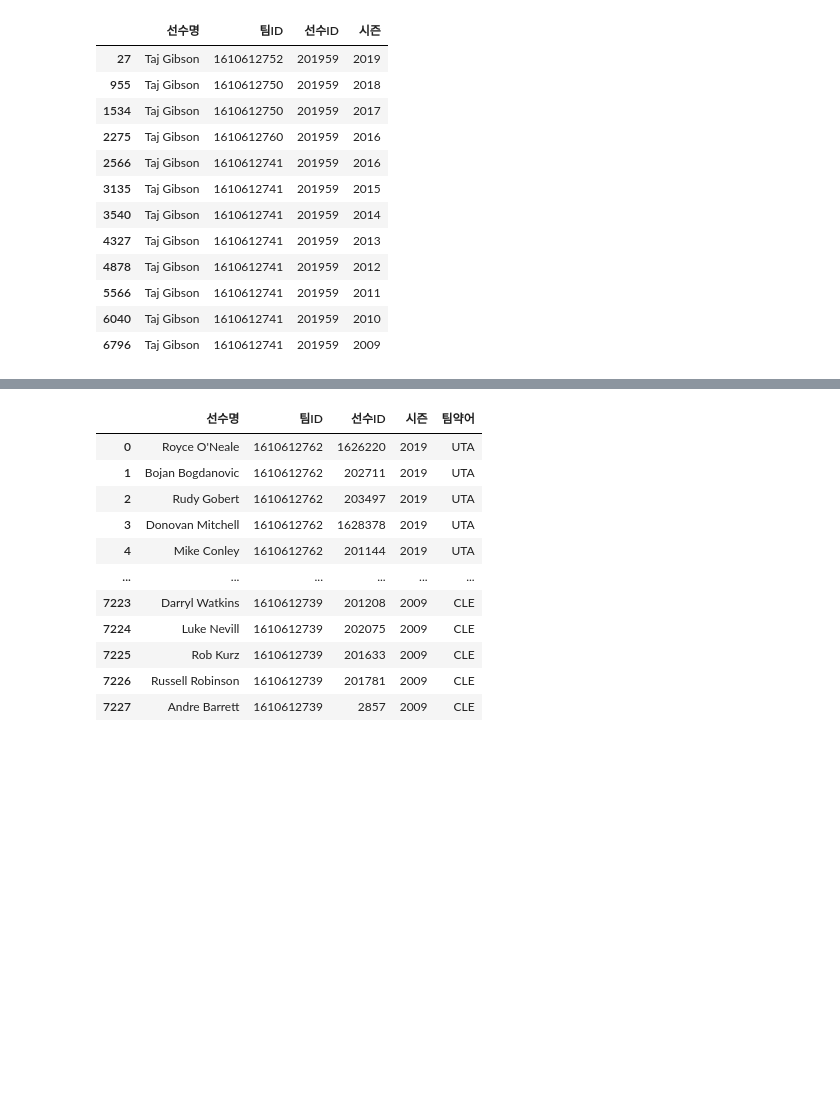
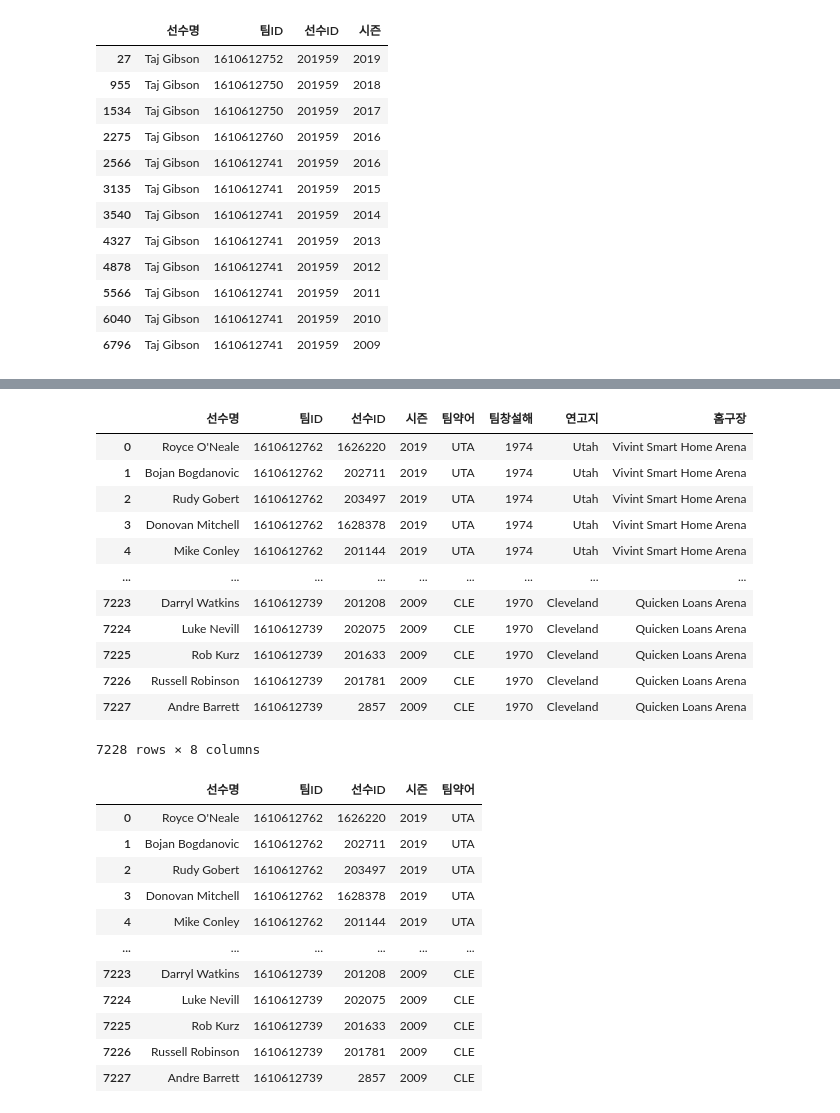
Before and after one commit to JeongUngKim/streamlit_project, a Jupyter notebook: data_analysis.ipynb, the cells around one changed output, grey strips where cells are left out. Drawn from its saved outputs; the diff is of its cells as text; code cells hidden in the pictures; blank space fills up the shorter version.

```diff
--- a/data_analysis.ipynb
+++ b/data_analysis.ipynb
@@ -529,3 +615,19 @@ df_players[df_players['선수명'] == name ]
+# %%
+pd.merge(df_players,df_teams,on='팀ID')
+# %% [output]
+|  | 선수명 | 팀ID | 선수ID | 시즌 | 팀약어 | 팀창설해 | 연고지 | 홈구장 |
+| 0 | Royce O'Neale | 1610612762 | 1626220 | 2019 | UTA | 1974 | Utah | Vivint Smart Home Arena |
+| 1 | Bojan Bogdanovic | 1610612762 | 202711 | 2019 | UTA | 1974 | Utah | Vivint Smart Home Arena |
+| 2 | Rudy Gobert | 1610612762 | 203497 | 2019 | UTA | 1974 | Utah | Vivint Smart Home Arena |
+| 3 | Donovan Mitchell | 1610612762 | 1628378 | 2019 | UTA | 1974 | Utah | Vivint Smart Home Arena |
+| 4 | Mike Conley | 1610612762 | 201144 | 2019 | UTA | 1974 | Utah | Vivint Smart Home Arena |
+| ... | ... | ... | ... | ... | ... | ... | ... | ... |
+| 7223 | Darryl Watkins | 1610612739 | 201208 | 2009 | CLE | 1970 | Cleveland | Quicken Loans Arena |
+| 7224 | Luke Nevill | 1610612739 | 202075 | 2009 | CLE | 1970 | Cleveland | Quicken Loans Arena |
+| 7225 | Rob Kurz | 1610612739 | 201633 | 2009 | CLE | 1970 | Cleveland | Quicken Loans Arena |
+| 7226 | Russell Robinson | 1610612739 | 201781 | 2009 | CLE | 1970 | Cleveland | Quicken Loans Arena |
+| 7227 | Andre Barrett | 1610612739 | 2857 | 2009 | CLE | 1970 | Cleveland | Quicken Loans Arena |
+7228 rows × 8 columns
 # %%
 df_players=pd.merge(df_players,df_teams).iloc[:,0:4+1]
 # %%
```
Also changed, not shown: parts of 17 cells of this notebook, 1 other file.
